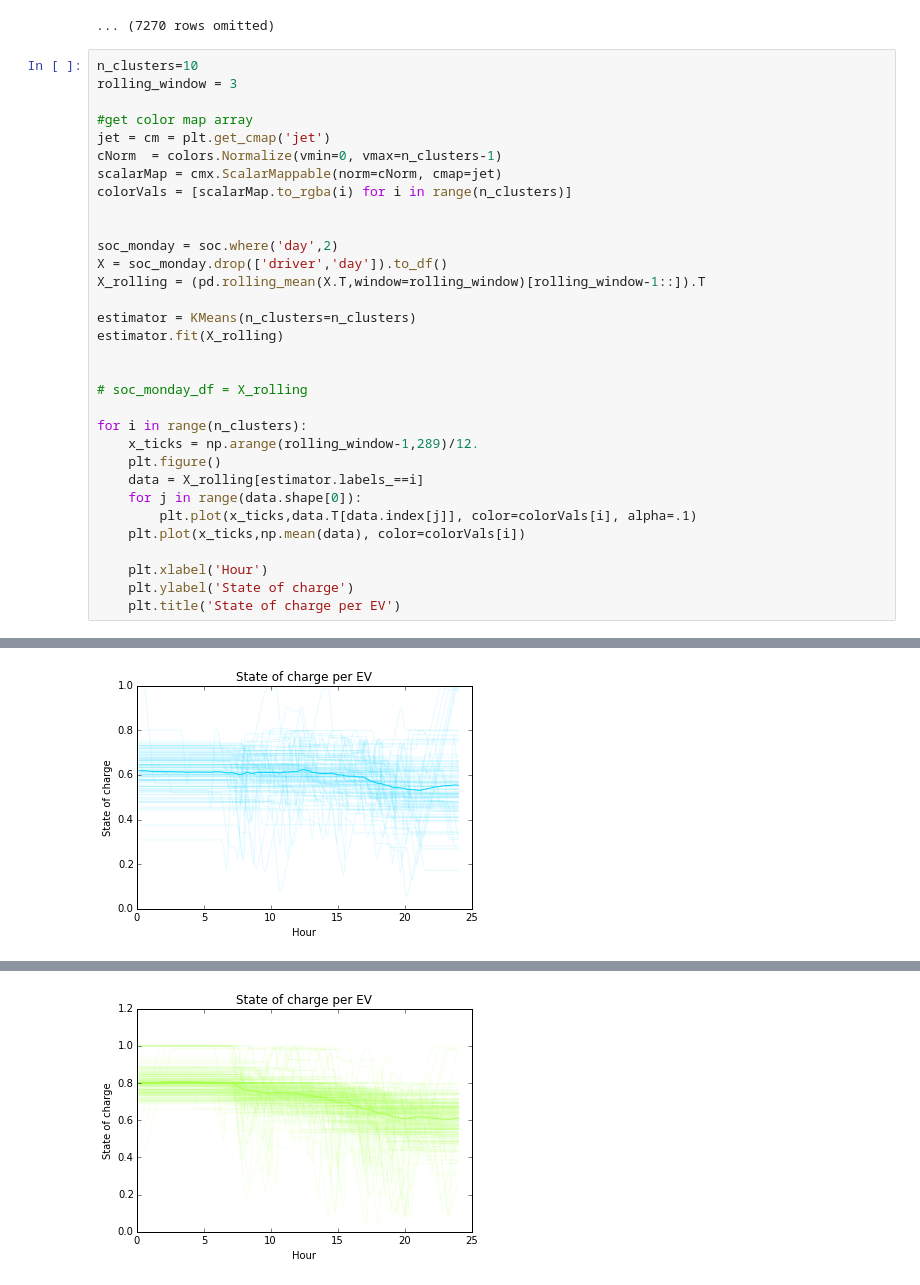
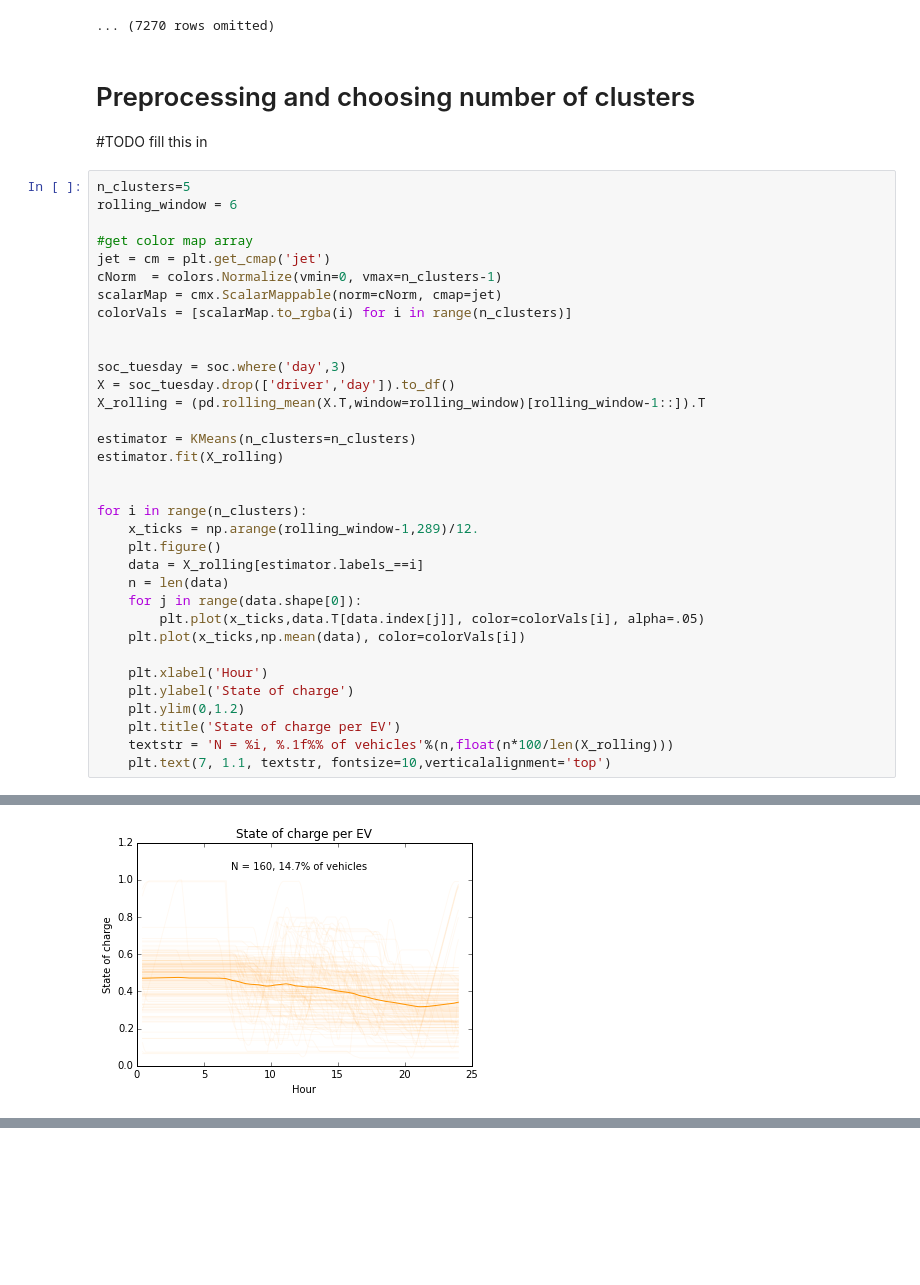
Before and after one commit to akansal1/smart-cities-connector, a Jupyter notebook: labs_in_progress/EV_Clustering.ipynb, the cells around one changed output, grey strips where cells are left out. Drawn from its saved outputs; the diff is of its cells as text; blank space fills up the shorter version.

```diff
--- a/labs_in_progress/EV_Clustering.ipynb
+++ b/labs_in_progress/EV_Clustering.ipynb
@@ -27,9 +74,13 @@ soc
 | 3 | 2 | 1 | 1 | 1 | 1 | 1 | ... |
 | 3 | 3 | 0.8 | 0.8 | 0.8 | 0.8 | 0.8 | ... |
 ... (7270 rows omitted)
+# %% [markdown]
+# Preprocessing and choosing number of clusters
+
+#TODO fill this in
 # %%
-n_clusters=10
-rolling_window = 3
+n_clusters=5
+rolling_window = 6
 
 #get color map array
 jet = cm = plt.get_cmap('jet')
@@ -38,25 +89,27 @@ scalarMap = cmx.ScalarMappable(norm=cNorm, cmap=jet)
 colorVals = [scalarMap.to_rgba(i) for i in range(n_clusters)]
 
 
-soc_monday = soc.where('day',2)
-X = soc_monday.drop(['driver','day']).to_df()
+soc_tuesday = soc.where('day',3)
+X = soc_tuesday.drop(['driver','day']).to_df()
 X_rolling = (pd.rolling_mean(X.T,window=rolling_window)[rolling_window-1::]).T
 
 estimator = KMeans(n_clusters=n_clusters)
 estimator.fit(X_rolling)
 
 
-# soc_monday_df = X_rolling
-
 for i in range(n_clusters):
     x_ticks = np.arange(rolling_window-1,289)/12.
     plt.figure()
     data = X_rolling[estimator.labels_==i]
+    n = len(data)
     for j in range(data.shape[0]):
-        plt.plot(x_ticks,data.T[data.index[j]], color=colorVals[i], alpha=.1)
+        plt.plot(x_ticks,data.T[data.index[j]], color=colorVals[i], alpha=.05)
     plt.plot(x_ticks,np.mean(data), color=colorVals[i])
 
     plt.xlabel('Hour')
     plt.ylabel('State of charge')
+    plt.ylim(0,1.2)
     plt.title('State of charge per EV')
+    textstr = 'N = %i, %.1f%% of vehicles'%(n,float(n*100/len(X_rolling)))
+    plt.text(7, 1.1, textstr, fontsize=10,verticalalignment='top')
 # %% [output]
@@ -66 +119 @@ for i in range(n_clusters):
-[figure, old version]
+[figure, new version]
@@ -68 +120,0 @@ for i in range(n_clusters):
-[figure, removed]
```
Also changed, not shown: parts of 11 cells of this notebook.
